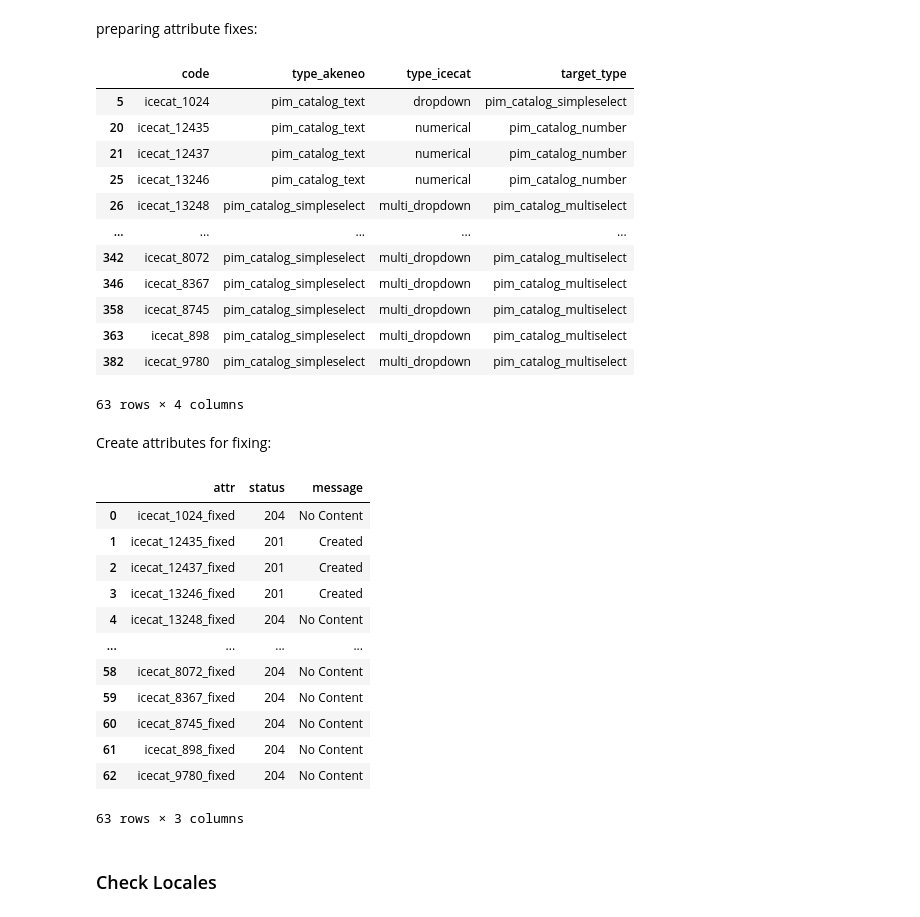
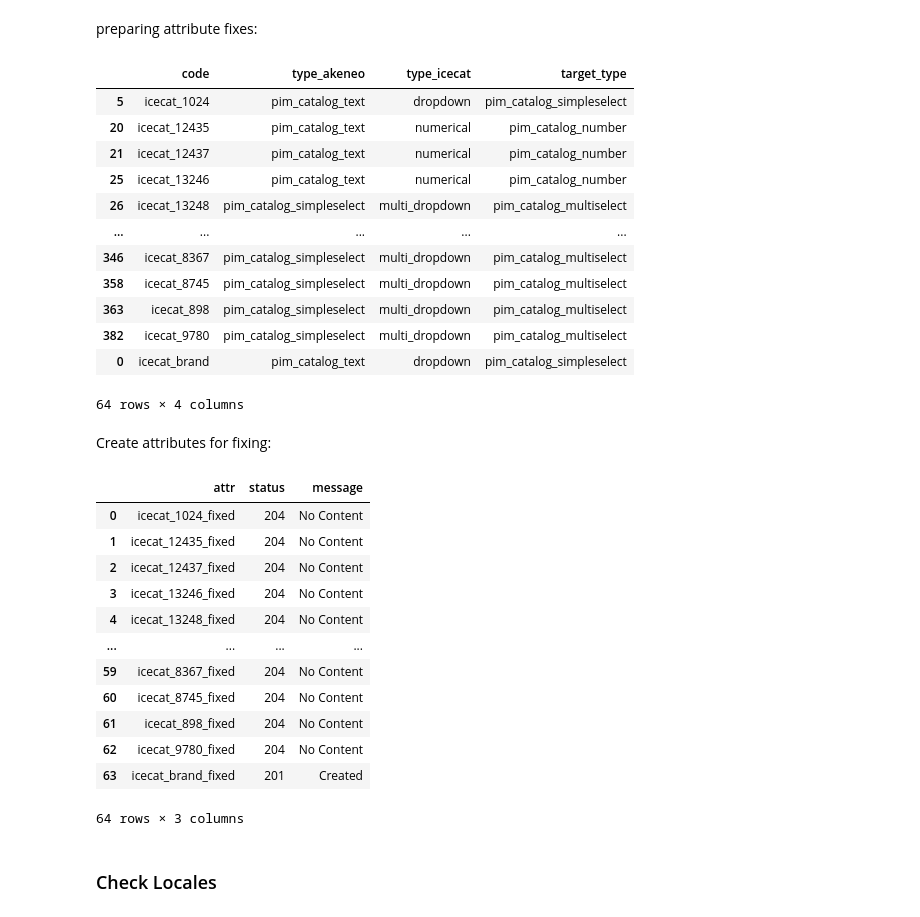
Before and after one commit to hd-code/ma-product-clustering, a Jupyter notebook: cluster-analysis/notebooks/dataset/3-fix-icecat-attributes.ipynb, the cells around one changed output. Cells and saved outputs as stored; diff of their text form; code cells hidden in the pictures.

Commit message:
changed icecat_brand to single select

```diff
--- a/cluster-analysis/notebooks/dataset/3-fix-icecat-attributes.ipynb
+++ b/cluster-analysis/notebooks/dataset/3-fix-icecat-attributes.ipynb
@@ -155,36 +155,42 @@ preparing attribute fixes:
 # %%
 attr_to_fix_df = merged_df[
     (merged_df["type_akeneo"] == "pim_catalog_simpleselect")
     & (merged_df["type_icecat"] == "multi_dropdown")
     | (merged_df["type_akeneo"] == "pim_catalog_text")
     & (merged_df["type_icecat"] == "dropdown")
     | (merged_df["type_akeneo"] == "pim_catalog_text")
     & (merged_df["type_icecat"] == "numerical")
 ].sort_values("code")
 
+additional_attr = pd.DataFrame([
+    {"code": "icecat_brand", "type_akeneo": "pim_catalog_text", "type_icecat": "dropdown"}
+])
+
+attr_to_fix_df = pd.concat([attr_to_fix_df, additional_attr])
+
 map_icecate_to_akeneo_type = {
     "multi_dropdown": "pim_catalog_multiselect",
     "dropdown": "pim_catalog_simpleselect",
     "numerical": "pim_catalog_number",
 }
 
 attr_to_fix_df["target_type"] = attr_to_fix_df["type_icecat"].map(map_icecate_to_akeneo_type)
 
 attr_to_fix_df
 # %% [output]
 |  | code | type_akeneo | type_icecat | target_type |
 | 5 | icecat_1024 | pim_catalog_text | dropdown | pim_catalog_simpleselect |
 | 20 | icecat_12435 | pim_catalog_text | numerical | pim_catalog_number |
 | 21 | icecat_12437 | pim_catalog_text | numerical | pim_catalog_number |
 | 25 | icecat_13246 | pim_catalog_text | numerical | pim_catalog_number |
 | 26 | icecat_13248 | pim_catalog_simpleselect | multi_dropdown | pim_catalog_multiselect |
 | ... | ... | ... | ... | ... |
-| 342 | icecat_8072 | pim_catalog_simpleselect | multi_dropdown | pim_catalog_multiselect |
 | 346 | icecat_8367 | pim_catalog_simpleselect | multi_dropdown | pim_catalog_multiselect |
 | 358 | icecat_8745 | pim_catalog_simpleselect | multi_dropdown | pim_catalog_multiselect |
 | 363 | icecat_898 | pim_catalog_simpleselect | multi_dropdown | pim_catalog_multiselect |
 | 382 | icecat_9780 | pim_catalog_simpleselect | multi_dropdown | pim_catalog_multiselect |
+| 0 | icecat_brand | pim_catalog_text | dropdown | pim_catalog_simpleselect |
-63 rows × 4 columns
+64 rows × 4 columns
 # %%
 attr_to_fix_df.to_csv(data_dir / "attributes-fixes.csv", index=False)
 # %% [markdown]
@@ -214,17 +220,17 @@ df
 # %% [output]
 |  | attr | status | message |
 | 0 | icecat_1024_fixed | 204 | No Content |
-| 1 | icecat_12435_fixed | 201 | Created |
-| 2 | icecat_12437_fixed | 201 | Created |
-| 3 | icecat_13246_fixed | 201 | Created |
+| 1 | icecat_12435_fixed | 204 | No Content |
+| 2 | icecat_12437_fixed | 204 | No Content |
+| 3 | icecat_13246_fixed | 204 | No Content |
 | 4 | icecat_13248_fixed | 204 | No Content |
 | ... | ... | ... | ... |
-| 58 | icecat_8072_fixed | 204 | No Content |
 | 59 | icecat_8367_fixed | 204 | No Content |
 | 60 | icecat_8745_fixed | 204 | No Content |
 | 61 | icecat_898_fixed | 204 | No Content |
 | 62 | icecat_9780_fixed | 204 | No Content |
+| 63 | icecat_brand_fixed | 201 | Created |
-63 rows × 3 columns
+64 rows × 3 columns
 # %% [markdown]
 ### Check Locales
 # %%
```
Also changed, not shown: parts of 2 cells of this notebook, 7 other files.
